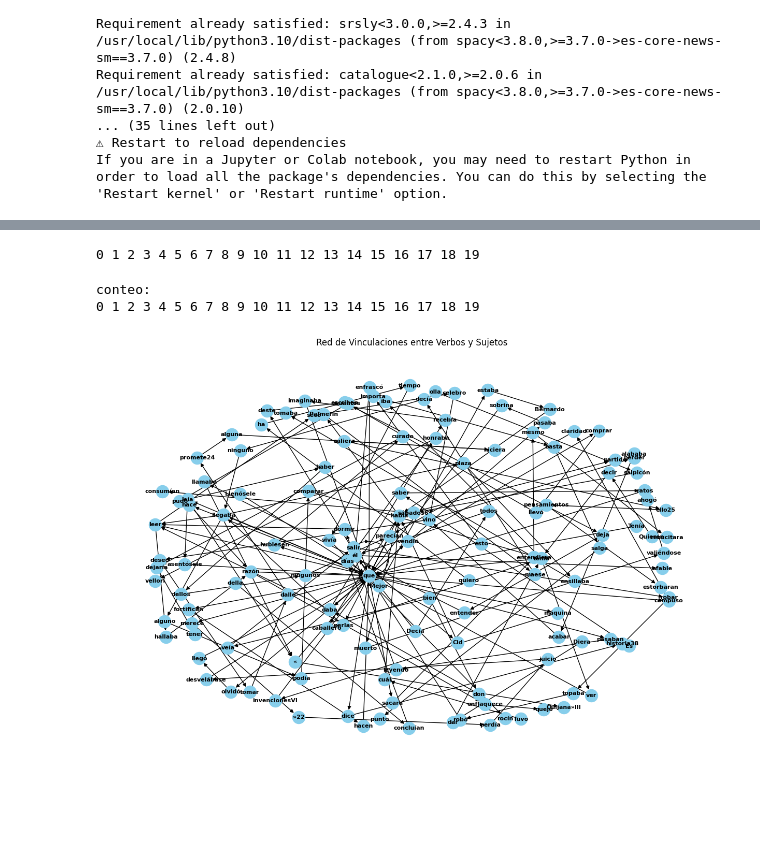
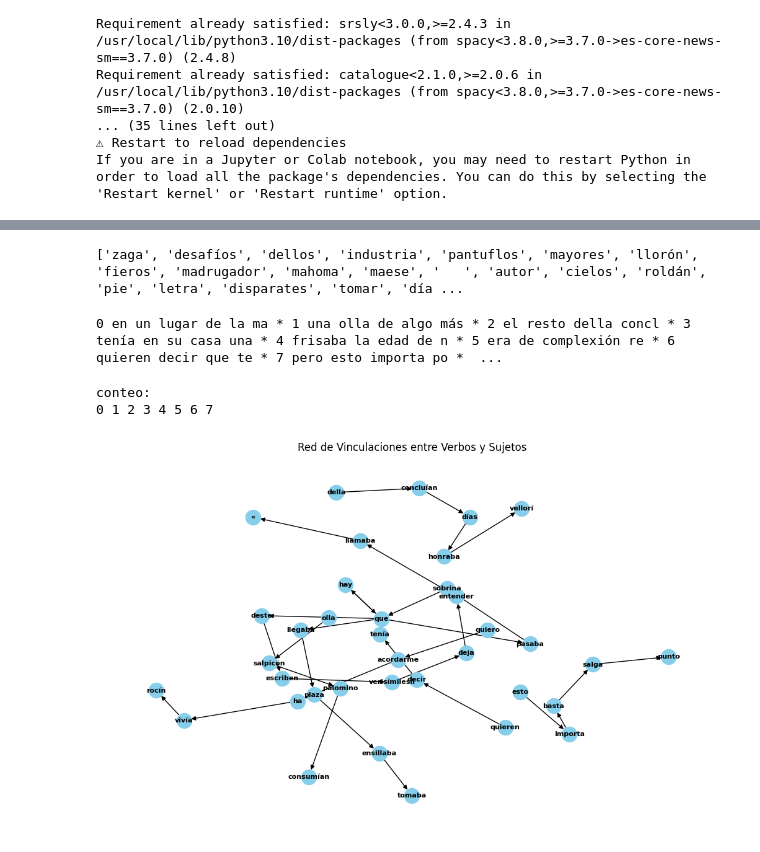
Before and after one commit to jcmachicaocuf/codigos_CUF_LLM_NLP, a Jupyter notebook: U1_red_conceptual_base.ipynb, the cells around one changed output, grey strips where cells are left out. Drawn from its saved outputs; the diff is of its cells as text; code cells hidden in the pictures; blank space fills up the shorter version.

```diff
--- a/U1_red_conceptual_base.ipynb
+++ b/U1_red_conceptual_base.ipynb
@@ -31,3 +34,12 @@ nlp = es_core_news_sm.load()
 url_text = 'https://raw.githubusercontent.com/jcmachicaocuf/codigos_CUF_LLM_NLP/main/U1_Foro1_quijote_cap1.txt'
 response = requests.get(url_text)
 texto = response.text
+# %%
+def clean_text(text):
+    #text = re.sub(r'[^\w\s]', '', text) # Esto sirve para quitar caracteres que no son palabras
+    text = re.sub(r'\d+', '', text) # Esto sirve para quitar dígitos
+    text = text.replace('\r', ' ').replace('\n', ' ')
+    text = text.lower() # Esto sirve para convertir todo a minusulas
+    return text
+# %%
+texto = clean_text(texto)
@@ -42,3 +52,17 @@ G = nx.DiGraph()
+# %%
+vocabulario = set()
+for token in doc:
+  if not token.is_stop and not token.is_punct:  # Omitir palabras vacías y signos de puntuación
+    vocabulario.add(token.text)
+vocabulario = list(vocabulario)
+print(vocabulario)
+# %% [output]
+['zaga', 'desafíos', 'dellos', 'industria', 'pantuflos', 'mayores', 'llorón', 'fieros', 'madrugador', 'mahoma', 'maese', '   ', 'autor', 'cielos', 'roldán', 'pie', 'letra', 'disparates', 'tomar', 'día ...
+# %%
+for k,sent in enumerate(doc.sents):
+  print(k, sent.text[0:20], end=' * ')
+# %% [output]
+0 en un lugar de la ma * 1 una olla de algo más * 2 el resto della concl * 3 tenía en su casa una * 4 frisaba la edad de n * 5 era de complexión re * 6 quieren decir que te * 7 pero esto importa po *  ...
 # %%
 def get_adjacent_subjects_and_verbs(sent):
     subjects_and_verbs = []
@@ -50,8 +74,3 @@ def get_adjacent_subjects_and_verbs(sent):
     for i in range(len(subjects_and_verbs) - 1):
       edges.append((subjects_and_verbs[i].text, subjects_and_verbs[i+1].text))
     return edges
-# %%
-for k,sent in enumerate(doc.sents):
-  print(k, end=' ')
-# %% [output]
-0 1 2 3 4 5 6 7 8 9 10 11 12 13 14 15 16 17 18 19
@@ -60,4 +77,6 @@ k_lim=20
 # %%
+k_lim=8
+G = nx.DiGraph()
 print('conteo: ')
 
 for k,sent in enumerate(doc.sents):
@@ -70,12 +89,12 @@ for k,sent in enumerate(doc.sents):
     pass
 # %% [output]
 conteo:
-0 1 2 3 4 5 6 7 8 9 10 11 12 13 14 15 16 17 18 19
+0 1 2 3 4 5 6 7
 # %%
-plt.figure(figsize=(12, 8))
-pos = nx.spring_layout(G, k=0.7)
+plt.figure(figsize=(10, 6))
+pos = nx.spring_layout(G, k=0.4)
 nx.draw(G, pos, with_labels=True, node_size=300, node_color='skyblue', font_size=8, font_weight='bold', arrows=True)
 plt.title('Red de Vinculaciones entre Verbos y Sujetos')
 plt.show()
 # %% [output]
-[figure, old version]
+[figure, new version]
```
Also changed, not shown: parts of 6 cells of this notebook.
